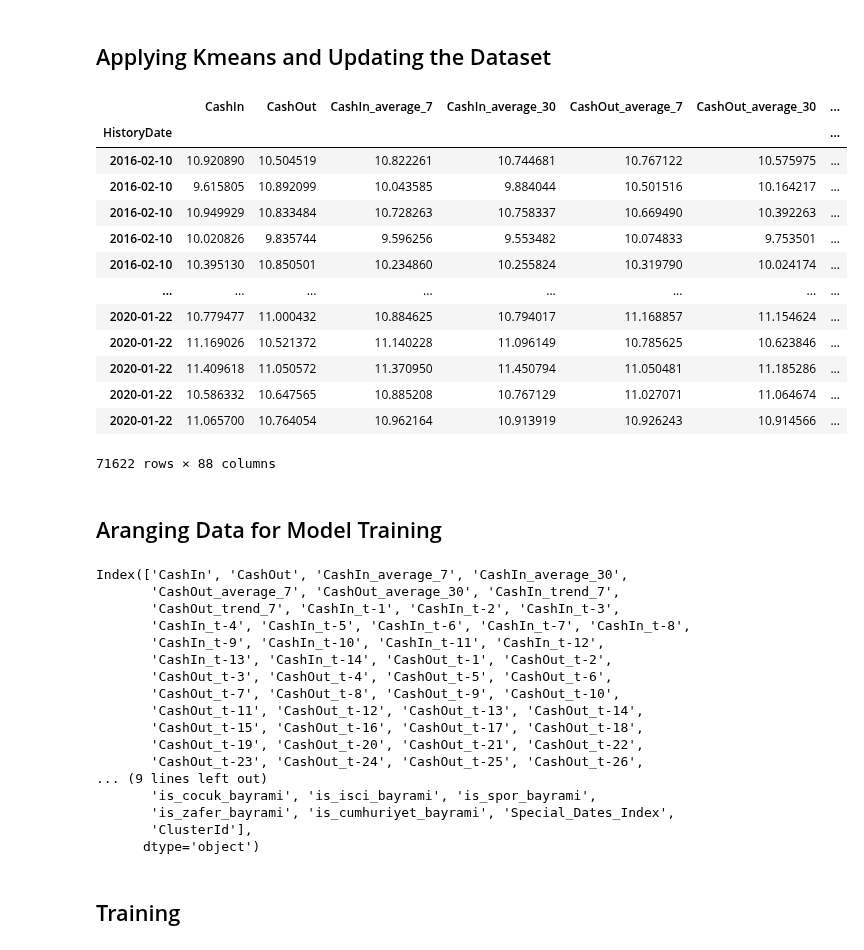
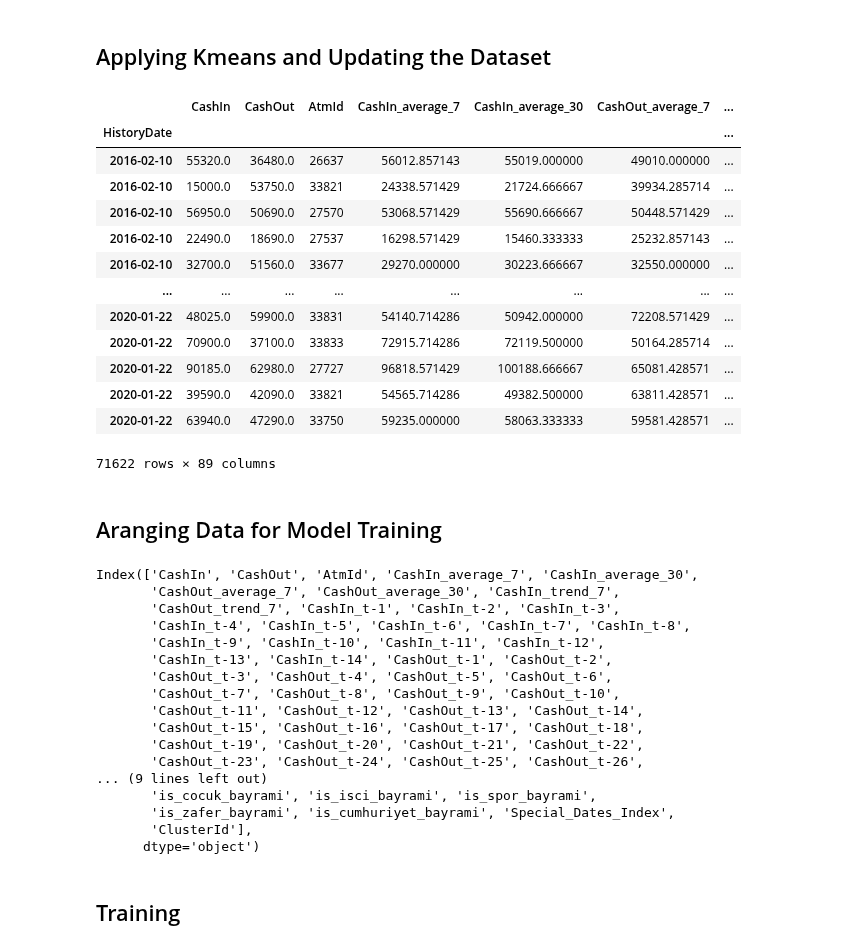
Before and after one commit to CahidArda/data-science-intenship-study, a Jupyter notebook: notebooks/tabTransformer/clustering.ipynb, the cells around one changed output. Saved outputs shown, nothing was run; the diff lists cells and outputs as text; code cells hidden in the pictures.

```diff
--- a/notebooks/tabTransformer/clustering.ipynb
+++ b/notebooks/tabTransformer/clustering.ipynb
@@ -41,8 +41,9 @@ for atmId in atmIds:
     atm_df = get_atm(df, atmId)
     atm_df = atm_df[:-135]
     atm_df = clean_data(atm_df, drop_zeros=True)
-    for target in ['CashIn', 'CashOut']:
-        atm_df[target] = np.log(atm_df[target] + 1e-6)
+
+    #for target in ['CashIn', 'CashOut']:
+    #    atm_df[target] = np.log(atm_df[target] + 1e-6)
 
     day_of_the_week_index = get_day_of_the_week_index(atm_df.index)
 
@@ -57,35 +58,34 @@ all_atms_feature_set = pd.concat(feature_sets, axis=0)
 # %% [markdown]
 ## Applying Kmeans and Updating the Dataset
 # %%
-kmeans = KMeans(n_clusters=7, random_state=0).fit(softmax(clustering_df.to_numpy(), axis = 1))
+kmeans = KMeans(n_clusters=7, random_state=0).fit(softmax(np.log(clustering_df.to_numpy()), axis=1))
 
 d = {atmId:label for atmId, label in zip(atmIds, kmeans.labels_)}
 
 all_atms_feature_set['ClusterId'] = all_atms_feature_set['AtmId'].map(d)
-all_atms_feature_set.drop(columns = 'AtmId', inplace = True)
 all_atms_feature_set.sort_index(inplace = True)
 all_atms_feature_set
 # %% [output]
-|  | CashIn | CashOut | CashIn_average_7 | CashIn_average_30 | CashOut_average_7 | CashOut_average_30 | ... |
+|  | CashIn | CashOut | AtmId | CashIn_average_7 | CashIn_average_30 | CashOut_average_7 | ... |
 | HistoryDate |  |  |  |  |  |  | ... |
-| 2016-02-10 | 10.920890 | 10.504519 | 10.822261 | 10.744681 | 10.767122 | 10.575975 | ... |
-| 2016-02-10 | 9.615805 | 10.892099 | 10.043585 | 9.884044 | 10.501516 | 10.164217 | ... |
-| 2016-02-10 | 10.949929 | 10.833484 | 10.728263 | 10.758337 | 10.669490 | 10.392263 | ... |
-| 2016-02-10 | 10.020826 | 9.835744 | 9.596256 | 9.553482 | 10.074833 | 9.753501 | ... |
-| 2016-02-10 | 10.395130 | 10.850501 | 10.234860 | 10.255824 | 10.319790 | 10.024174 | ... |
+| 2016-02-10 | 55320.0 | 36480.0 | 26637 | 56012.857143 | 55019.000000 | 49010.000000 | ... |
+| 2016-02-10 | 15000.0 | 53750.0 | 33821 | 24338.571429 | 21724.666667 | 39934.285714 | ... |
+| 2016-02-10 | 56950.0 | 50690.0 | 27570 | 53068.571429 | 55690.666667 | 50448.571429 | ... |
+| 2016-02-10 | 22490.0 | 18690.0 | 27537 | 16298.571429 | 15460.333333 | 25232.857143 | ... |
+| 2016-02-10 | 32700.0 | 51560.0 | 33677 | 29270.000000 | 30223.666667 | 32550.000000 | ... |
 | ... | ... | ... | ... | ... | ... | ... | ... |
-| 2020-01-22 | 10.779477 | 11.000432 | 10.884625 | 10.794017 | 11.168857 | 11.154624 | ... |
-| 2020-01-22 | 11.169026 | 10.521372 | 11.140228 | 11.096149 | 10.785625 | 10.623846 | ... |
-| 2020-01-22 | 11.409618 | 11.050572 | 11.370950 | 11.450794 | 11.050481 | 11.185286 | ... |
-| 2020-01-22 | 10.586332 | 10.647565 | 10.885208 | 10.767129 | 11.027071 | 11.064674 | ... |
-| 2020-01-22 | 11.065700 | 10.764054 | 10.962164 | 10.913919 | 10.926243 | 10.914566 | ... |
+| 2020-01-22 | 48025.0 | 59900.0 | 33831 | 54140.714286 | 50942.000000 | 72208.571429 | ... |
+| 2020-01-22 | 70900.0 | 37100.0 | 33833 | 72915.714286 | 72119.500000 | 50164.285714 | ... |
+| 2020-01-22 | 90185.0 | 62980.0 | 27727 | 96818.571429 | 100188.666667 | 65081.428571 | ... |
+| 2020-01-22 | 39590.0 | 42090.0 | 33821 | 54565.714286 | 49382.500000 | 63811.428571 | ... |
+| 2020-01-22 | 63940.0 | 47290.0 | 33750 | 59235.000000 | 58063.333333 | 59581.428571 | ... |
-71622 rows × 88 columns
+71622 rows × 89 columns
 # %% [markdown]
 ## Aranging Data for Model Training
 # %%
 all_atms_feature_set.columns
 # %% [output]
-Index(['CashIn', 'CashOut', 'CashIn_average_7', 'CashIn_average_30',
+Index(['CashIn', 'CashOut', 'AtmId', 'CashIn_average_7', 'CashIn_average_30',
        'CashOut_average_7', 'CashOut_average_30', 'CashIn_trend_7',
        'CashOut_trend_7', 'CashIn_t-1', 'CashIn_t-2', 'CashIn_t-3',
        'CashIn_t-4', 'CashIn_t-5', 'CashIn_t-6', 'CashIn_t-7', 'CashIn_t-8',
```
Also changed, not shown: parts of 8 cells of this notebook.
